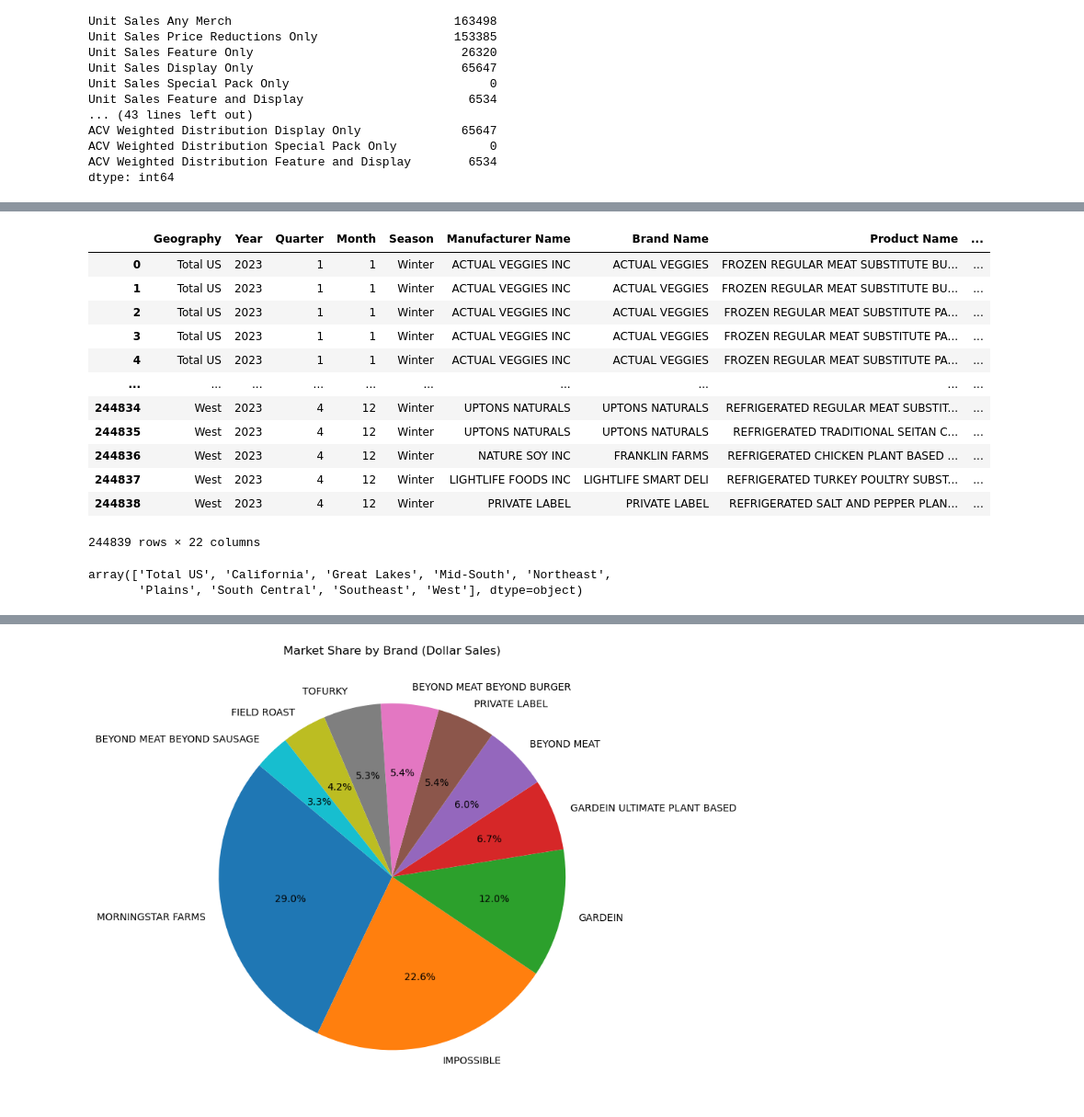
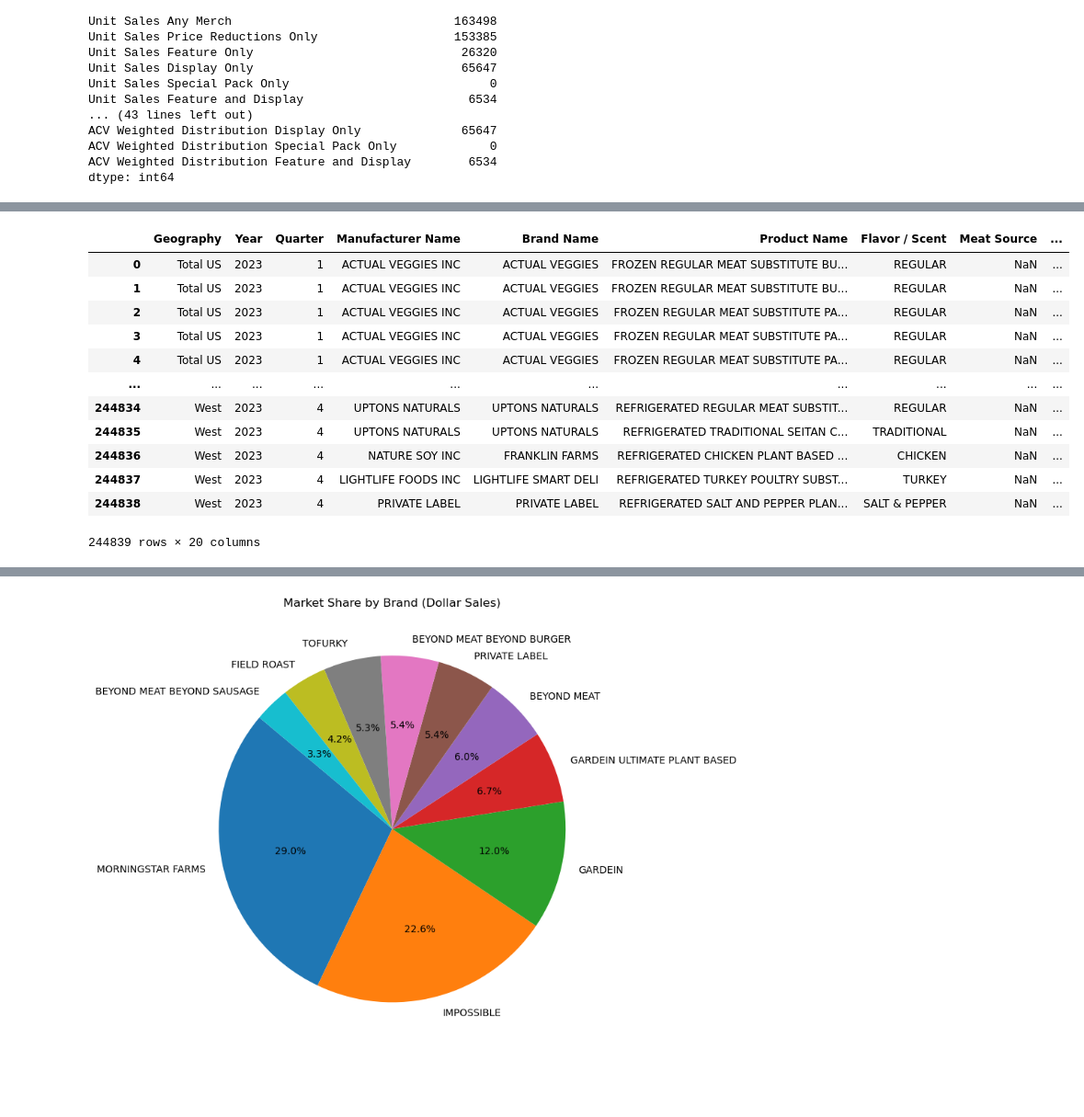
Before and after one commit to georgeftd9/Conagra_Project, a Jupyter notebook: test_merge.ipynb, the cells around one changed output, grey strips where cells are left out. Shown at 92% size. Saved outputs shown, nothing was run; the diff lists cells and outputs as text; code cells hidden in the pictures; blank space fills up the shorter version.

```diff
--- a/test_merge.ipynb
+++ b/test_merge.ipynb
@@ -71,7 +71,7 @@ def extract_product_name(full_string, brand_name):
 # # Arrange columns order
 def change_column_order(df):
     final_order = [
-        'Geography', 'Year', 'Quarter', 'Month', 'Season', 'Manufacturer Name',
+        'Geography', 'Year', 'Quarter', 'Manufacturer Name',
         'Brand Name', 'Product Name', 'Flavor / Scent', 'Meat Source',
         'Unit Sales', 'Volume Sales', 'Dollar Sales', 'Price per Unit',
         'Price per Volume', 'Base Unit Sales', 'Base Volume Sales', 'Base Dollar Sales',
@@ -132,24 +119,21 @@ combined[combined['Month'] == 6]
 # %%
-combined
+combined[combined['Meat Source'] != 'NaN']
 # %% [output]
-|  | Geography | Year | Quarter | Month | Season | Manufacturer Name | Brand Name | Product Name | ... |
-| 0 | Total US | 2023 | 1 | 1 | Winter | ACTUAL VEGGIES INC | ACTUAL VEGGIES | FROZEN REGULAR MEAT SUBSTITUTE BU... | ... |
-| 1 | Total US | 2023 | 1 | 1 | Winter | ACTUAL VEGGIES INC | ACTUAL VEGGIES | FROZEN REGULAR MEAT SUBSTITUTE BU... | ... |
-| 2 | Total US | 2023 | 1 | 1 | Winter | ACTUAL VEGGIES INC | ACTUAL VEGGIES | FROZEN REGULAR MEAT SUBSTITUTE PA... | ... |
-| 3 | Total US | 2023 | 1 | 1 | Winter | ACTUAL VEGGIES INC | ACTUAL VEGGIES | FROZEN REGULAR MEAT SUBSTITUTE PA... | ... |
-| 4 | Total US | 2023 | 1 | 1 | Winter | ACTUAL VEGGIES INC | ACTUAL VEGGIES | FROZEN REGULAR MEAT SUBSTITUTE PA... | ... |
+|  | Geography | Year | Quarter | Manufacturer Name | Brand Name | Product Name | Flavor / Scent | Meat Source | ... |
+| 0 | Total US | 2023 | 1 | ACTUAL VEGGIES INC | ACTUAL VEGGIES | FROZEN REGULAR MEAT SUBSTITUTE BU... | REGULAR | NaN | ... |
+| 1 | Total US | 2023 | 1 | ACTUAL VEGGIES INC | ACTUAL VEGGIES | FROZEN REGULAR MEAT SUBSTITUTE BU... | REGULAR | NaN | ... |
+| 2 | Total US | 2023 | 1 | ACTUAL VEGGIES INC | ACTUAL VEGGIES | FROZEN REGULAR MEAT SUBSTITUTE PA... | REGULAR | NaN | ... |
+| 3 | Total US | 2023 | 1 | ACTUAL VEGGIES INC | ACTUAL VEGGIES | FROZEN REGULAR MEAT SUBSTITUTE PA... | REGULAR | NaN | ... |
+| 4 | Total US | 2023 | 1 | ACTUAL VEGGIES INC | ACTUAL VEGGIES | FROZEN REGULAR MEAT SUBSTITUTE PA... | REGULAR | NaN | ... |
 | ... | ... | ... | ... | ... | ... | ... | ... | ... | ... |
-| 244834 | West | 2023 | 4 | 12 | Winter | UPTONS NATURALS | UPTONS NATURALS | REFRIGERATED REGULAR MEAT SUBSTIT... | ... |
-| 244835 | West | 2023 | 4 | 12 | Winter | UPTONS NATURALS | UPTONS NATURALS | REFRIGERATED TRADITIONAL SEITAN C... | ... |
-| 244836 | West | 2023 | 4 | 12 | Winter | NATURE SOY INC | FRANKLIN FARMS | REFRIGERATED CHICKEN PLANT BASED ... | ... |
-| 244837 | West | 2023 | 4 | 12 | Winter | LIGHTLIFE FOODS INC | LIGHTLIFE SMART DELI | REFRIGERATED TURKEY POULTRY SUBST... | ... |
-| 244838 | West | 2023 | 4 | 12 | Winter | PRIVATE LABEL | PRIVATE LABEL | REFRIGERATED SALT AND PEPPER PLAN... | ... |
+| 244834 | West | 2023 | 4 | UPTONS NATURALS | UPTONS NATURALS | REFRIGERATED REGULAR MEAT SUBSTIT... | REGULAR | NaN | ... |
+| 244835 | West | 2023 | 4 | UPTONS NATURALS | UPTONS NATURALS | REFRIGERATED TRADITIONAL SEITAN C... | TRADITIONAL | NaN | ... |
+| 244836 | West | 2023 | 4 | NATURE SOY INC | FRANKLIN FARMS | REFRIGERATED CHICKEN PLANT BASED ... | CHICKEN | NaN | ... |
+| 244837 | West | 2023 | 4 | LIGHTLIFE FOODS INC | LIGHTLIFE SMART DELI | REFRIGERATED TURKEY POULTRY SUBST... | TURKEY | NaN | ... |
+| 244838 | West | 2023 | 4 | PRIVATE LABEL | PRIVATE LABEL | REFRIGERATED SALT AND PEPPER PLAN... | SALT & PEPPER | NaN | ... |
-244839 rows × 22 columns
+244839 rows × 20 columns
 # %%
 combined['Geography'].unique()
-# %% [output]
-array(['Total US', 'California', 'Great Lakes', 'Mid-South', 'Northeast',
-       'Plains', 'South Central', 'Southeast', 'West'], dtype=object)
 # %%
 test = fz_meat.merge(product_attribute, how = 'left', on = 'Product')
 test.info()
```
Also changed, not shown: parts of 20 cells of this notebook.
